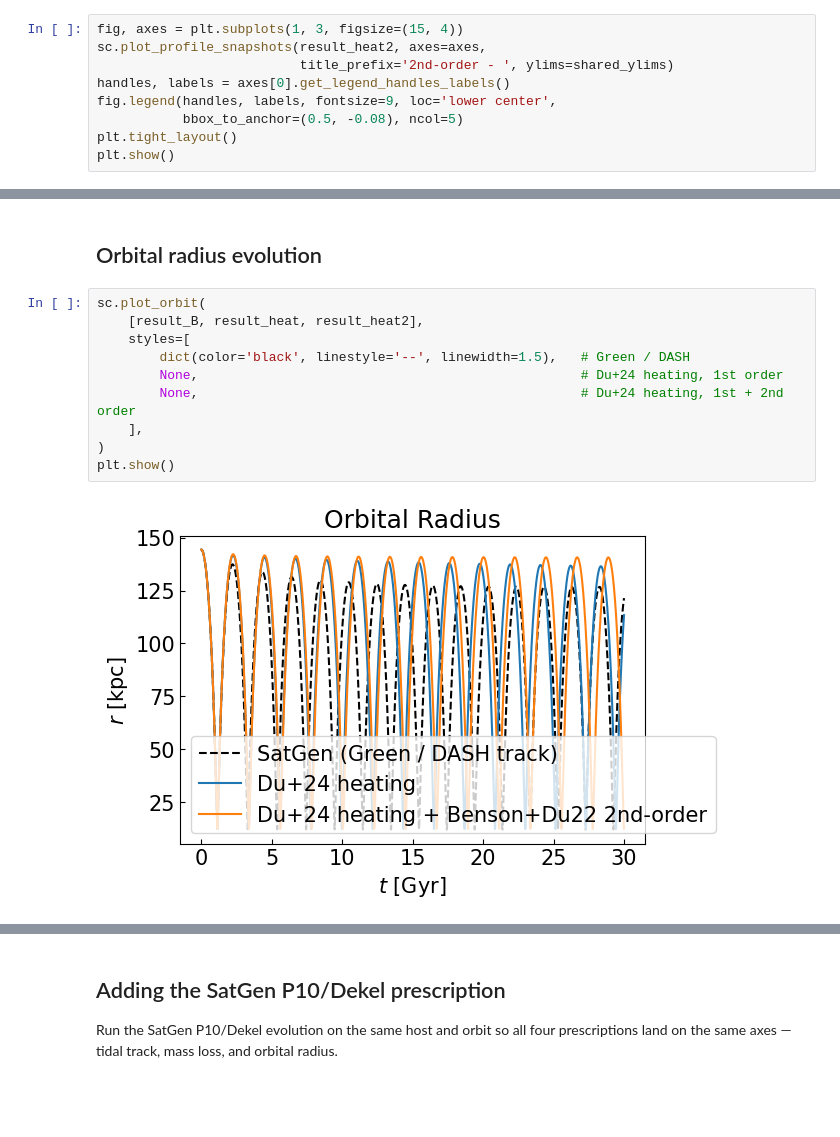
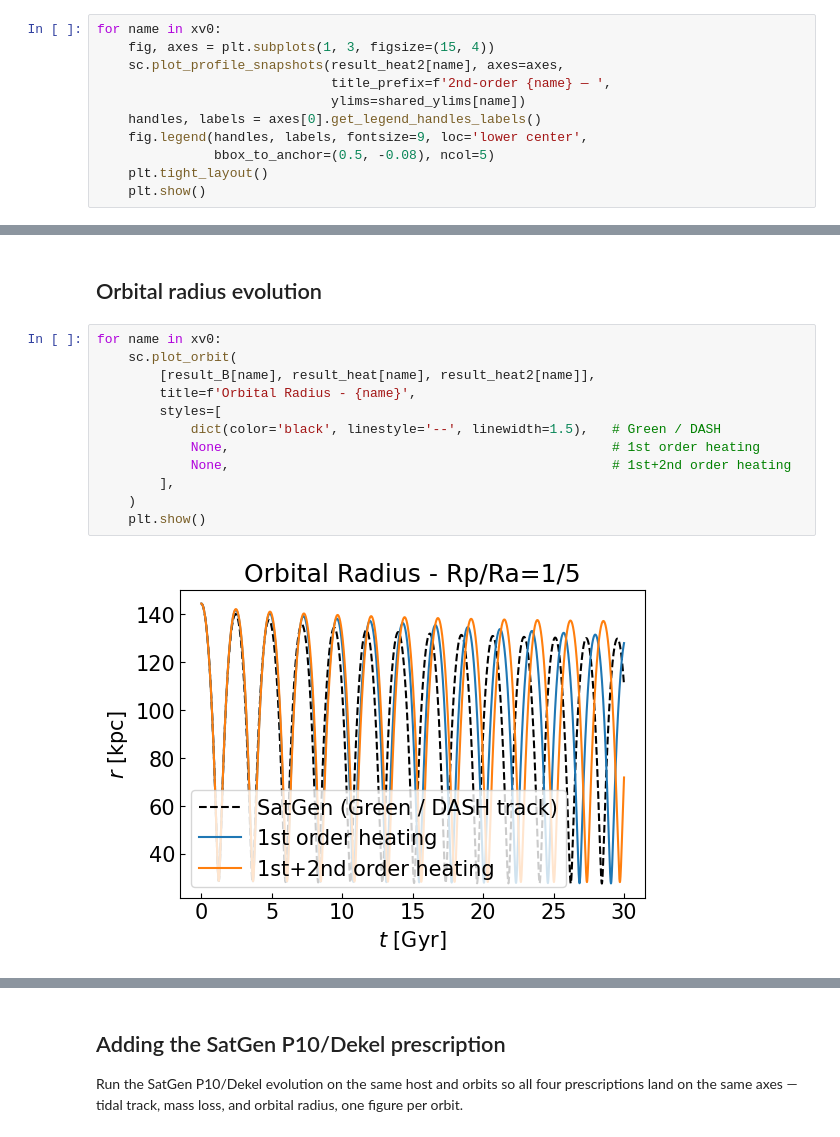
Before and after one commit to fabiokung/SatGen, a Jupyter notebook: stripping_nfw.ipynb, the cells around one changed output, grey strips where cells are left out. Saved outputs shown, nothing was run; the diff lists cells and outputs as text; blank space fills up the shorter version.

```diff
--- a/stripping_nfw.ipynb
+++ b/stripping_nfw.ipynb
@@ -300,10 +318,12 @@ plt.show()
 # %%
-fig, axes = plt.subplots(1, 3, figsize=(15, 4))
-sc.plot_profile_snapshots(result_heat2, axes=axes,
-                          title_prefix='2nd-order - ', ylims=shared_ylims)
-handles, labels = axes[0].get_legend_handles_labels()
-fig.legend(handles, labels, fontsize=9, loc='lower center',
-           bbox_to_anchor=(0.5, -0.08), ncol=5)
-plt.tight_layout()
-plt.show()
+for name in xv0:
+    fig, axes = plt.subplots(1, 3, figsize=(15, 4))
+    sc.plot_profile_snapshots(result_heat2[name], axes=axes,
+                              title_prefix=f'2nd-order {name} — ',
+                              ylims=shared_ylims[name])
+    handles, labels = axes[0].get_legend_handles_labels()
+    fig.legend(handles, labels, fontsize=9, loc='lower center',
+               bbox_to_anchor=(0.5, -0.08), ncol=5)
+    plt.tight_layout()
+    plt.show()
 # %% [output]
@@ -311,14 +332,16 @@ plt.show()
 # %% [markdown]
 ## Orbital radius evolution
 # %%
-sc.plot_orbit(
-    [result_B, result_heat, result_heat2],
-    styles=[
-        dict(color='black', linestyle='--', linewidth=1.5),   # Green / DASH
-        None,                                                 # Du+24 heating, 1st order
-        None,                                                 # Du+24 heating, 1st + 2nd order
-    ],
-)
-plt.show()
+for name in xv0:
+    sc.plot_orbit(
+        [result_B[name], result_heat[name], result_heat2[name]],
+        title=f'Orbital Radius - {name}',
+        styles=[
+            dict(color='black', linestyle='--', linewidth=1.5),   # Green / DASH
+            None,                                                 # 1st order heating
+            None,                                                 # 1st+2nd order heating
+        ],
+    )
+    plt.show()
 # %% [output]
-[figure, old version]
+[figure, new version]
@@ -325,9 +349,9 @@ plt.show()
 # %% [markdown]
 ## Adding the SatGen P10/Dekel prescription
 
-Run the SatGen P10/Dekel evolution on the same host and orbit so all four
+Run the SatGen P10/Dekel evolution on the same host and orbits so all four
 prescriptions land on the same axes — tidal track, mass loss, and orbital
-radius.
+radius, one figure per orbit.
 # %%
 sat_dekel = Dekel(mv0, 100., 1.0 + cfg.eps)
 
```
Also changed, not shown: parts of 16 cells of this notebook, 15 other files.
